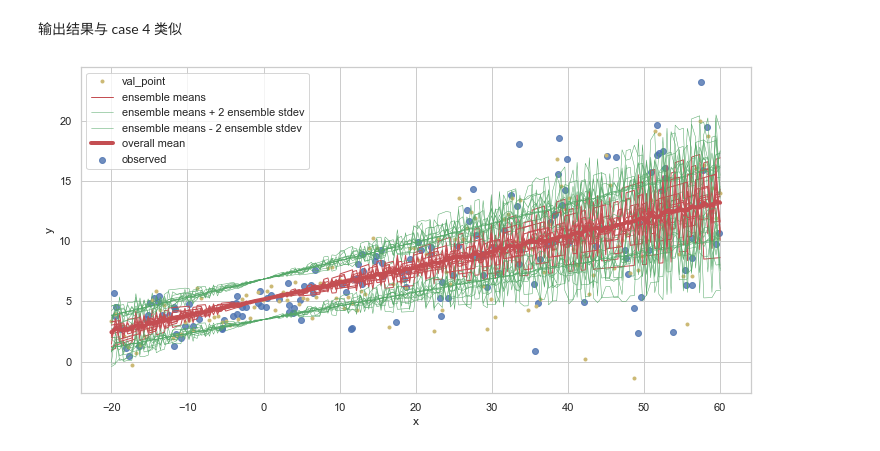
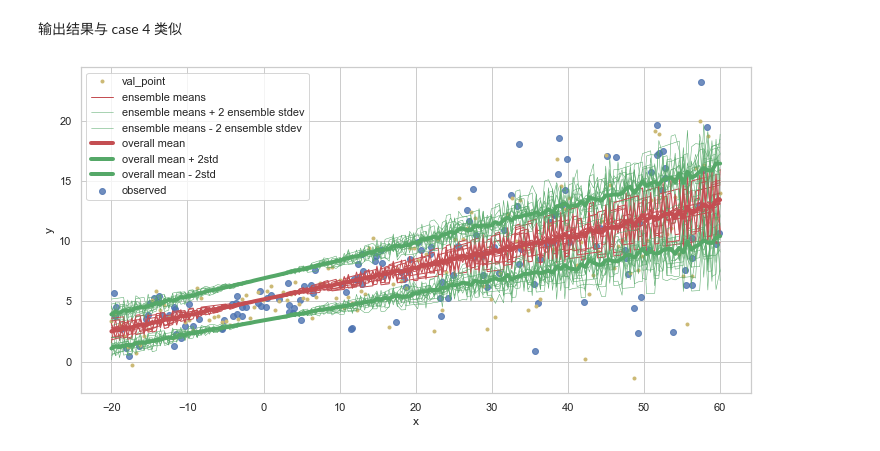
Before and after one commit to Fucheng-Zhong/Bayesian_network_uncertainty, a Jupyter notebook: example2.ipynb, the cells around one changed output. Drawn from its saved outputs; the diff is of its cells as text; code cells hidden in the pictures.

```diff
--- a/example2.ipynb
+++ b/example2.ipynb
@@ -390,22 +399,27 @@ assert isinstance(yhat, tfd.Distribution)
 # %%
 #@title Figure 6: Both Aleatoric & Epistemic Uncertainty
 plt.figure(figsize=(12, 6))
 plt.plot(x_tst, y_tst, 'y.', label='val_point') #评估点
 
 yhats = [model(x_tst) for _ in range(100)]
-avgm = np.zeros_like(x_tst[..., 0])
+avgm,avgs = np.zeros_like(x_tst[..., 0]),np.zeros_like(x_tst[..., 0])
 for i, yhat in enumerate(yhats):
   m = np.squeeze(yhat.mean())
   s = np.squeeze(yhat.stddev())
+
   if i < 15:
     plt.plot(x_tst, m, 'r', label='ensemble means' if i == 0 else None, linewidth=1.)
     plt.plot(x_tst, m + 2 * s, 'g', linewidth=0.5, label='ensemble means + 2 ensemble stdev' if i == 0 else None);
     plt.plot(x_tst, m - 2 * s, 'g', linewidth=0.5, label='ensemble means - 2 ensemble stdev' if i == 0 else None);
+
   avgm += m
+  avgs += s
 plt.plot(x_tst, avgm/len(yhats), 'r', label='overall mean', linewidth=4)
+plt.plot(x_tst, avgm/len(yhats)+2*avgs/len(yhats), 'g', label='overall mean + 2std', linewidth=4)
+plt.plot(x_tst, avgm/len(yhats)-2*avgs/len(yhats), 'g', label='overall mean - 2std', linewidth=4)
 
 sns.regplot(x='x',y='y',data=tra_data,label='observed',fit_reg=False)# 绘制训练点
 plt.legend()
 plt.savefig('./fig/fig6.png',dpi=300)
 # %% [output]
-[figure, old version]
+[figure, new version]
```
Also changed, not shown: parts of 10 cells of this notebook, 16 other files.
